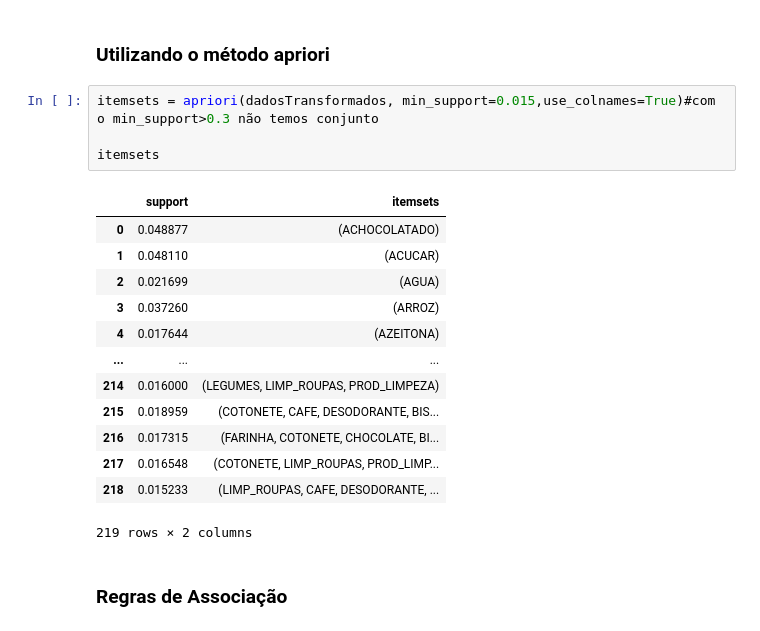
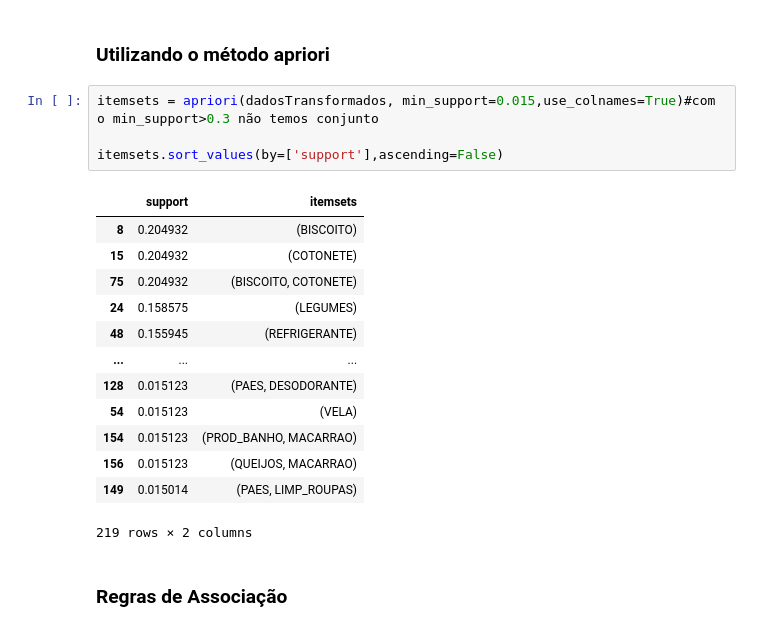
Before and after one commit to thiago9864/mineracao_dados, a Jupyter notebook: Trabalho4_dupla_21.ipynb, the cells around one changed output. Cells and saved outputs as stored; diff of their text form.

```diff
--- a/Trabalho4_dupla_21.ipynb
+++ b/Trabalho4_dupla_21.ipynb
@@ -104,20 +93,20 @@ dadosTransformados
 # %%
 itemsets = apriori(dadosTransformados, min_support=0.015,use_colnames=True)#com o min_support>0.3 não temos conjunto
 
-itemsets
+itemsets.sort_values(by=['support'],ascending=False)
 # %% [output]
 |  | support | itemsets |
-| 0 | 0.048877 | (ACHOCOLATADO) |
-| 1 | 0.048110 | (ACUCAR) |
-| 2 | 0.021699 | (AGUA) |
-| 3 | 0.037260 | (ARROZ) |
-| 4 | 0.017644 | (AZEITONA) |
+| 8 | 0.204932 | (BISCOITO) |
+| 15 | 0.204932 | (COTONETE) |
+| 75 | 0.204932 | (BISCOITO, COTONETE) |
+| 24 | 0.158575 | (LEGUMES) |
+| 48 | 0.155945 | (REFRIGERANTE) |
 | ... | ... | ... |
-| 214 | 0.016000 | (LEGUMES, LIMP_ROUPAS, PROD_LIMPEZA) |
-| 215 | 0.018959 | (COTONETE, CAFE, DESODORANTE, BIS... |
-| 216 | 0.017315 | (FARINHA, COTONETE, CHOCOLATE, BI... |
-| 217 | 0.016548 | (COTONETE, LIMP_ROUPAS, PROD_LIMP... |
-| 218 | 0.015233 | (LIMP_ROUPAS, CAFE, DESODORANTE, ... |
+| 128 | 0.015123 | (PAES, DESODORANTE) |
+| 54 | 0.015123 | (VELA) |
+| 154 | 0.015123 | (PROD_BANHO, MACARRAO) |
+| 156 | 0.015123 | (QUEIJOS, MACARRAO) |
+| 149 | 0.015014 | (PAES, LIMP_ROUPAS) |
 219 rows × 2 columns
 # %% [markdown]
 ### Regras de Associação
```
Also changed, not shown: parts of 7 cells of this notebook.
